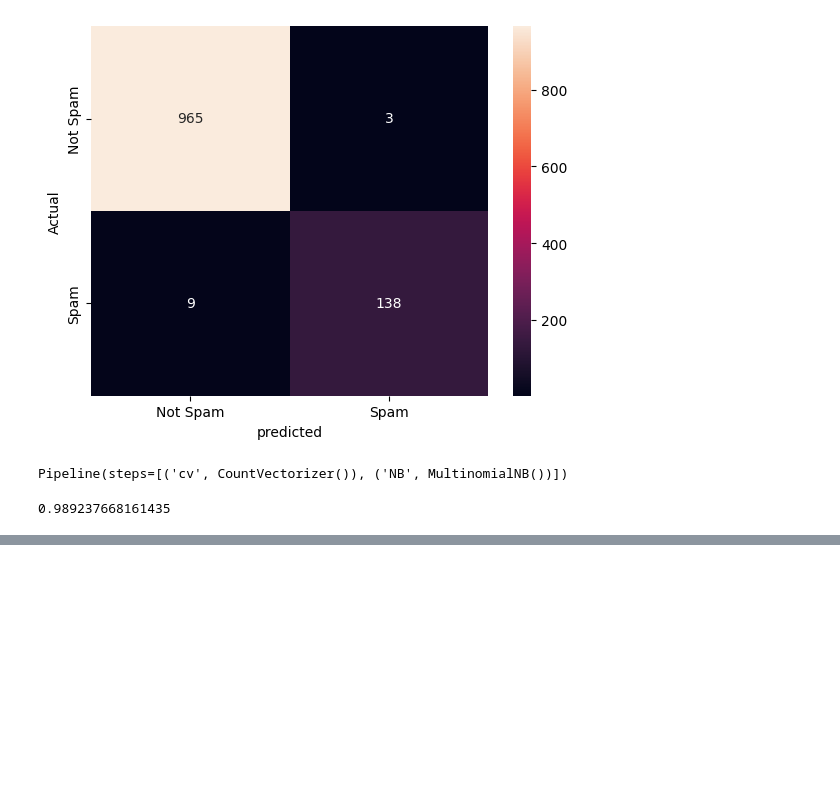
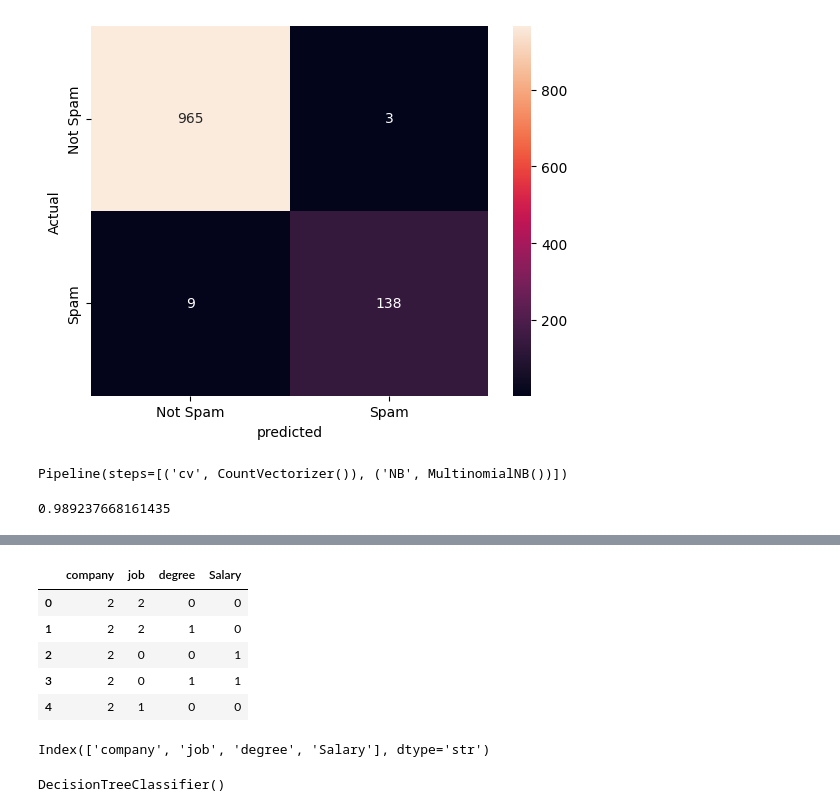
Before and after one commit to ThirumaleshV/AIE, a Jupyter notebook: ML/_2_Supervised_classification.ipynb, the cells around one changed output, grey strips where cells are left out. Cells and saved outputs as stored; diff of their text form; code cells hidden in the pictures; blank space fills up the shorter version.

```diff
--- a/ML/_2_Supervised_classification.ipynb
+++ b/ML/_2_Supervised_classification.ipynb
@@ -1755,0 +1999,25 @@ pipe.score(x_test,y_test)
+# %%
+df.rename(columns={"salary_more_then_100k":"Salary"},inplace=True)
+# %%
+df.head()
+# %% [output]
+|  | company | job | degree | Salary |
+| 0 | 2 | 2 | 0 | 0 |
+| 1 | 2 | 2 | 1 | 0 |
+| 2 | 2 | 0 | 0 | 1 |
+| 3 | 2 | 0 | 1 | 1 |
+| 4 | 2 | 1 | 0 | 0 |
+# %%
+df.columns
+# %% [output]
+Index(['company', 'job', 'degree', 'Salary'], dtype='str')
+# %%
+from sklearn.tree import DecisionTreeClassifier
+
+x=df[['company', 'job', 'degree']]
+y=df["Salary"]
+
+model=DecisionTreeClassifier(criterion="gini")
+model.fit(x,y)
+# %% [output]
+DecisionTreeClassifier()
```
Also changed, not shown: parts of 11 cells of this notebook.
